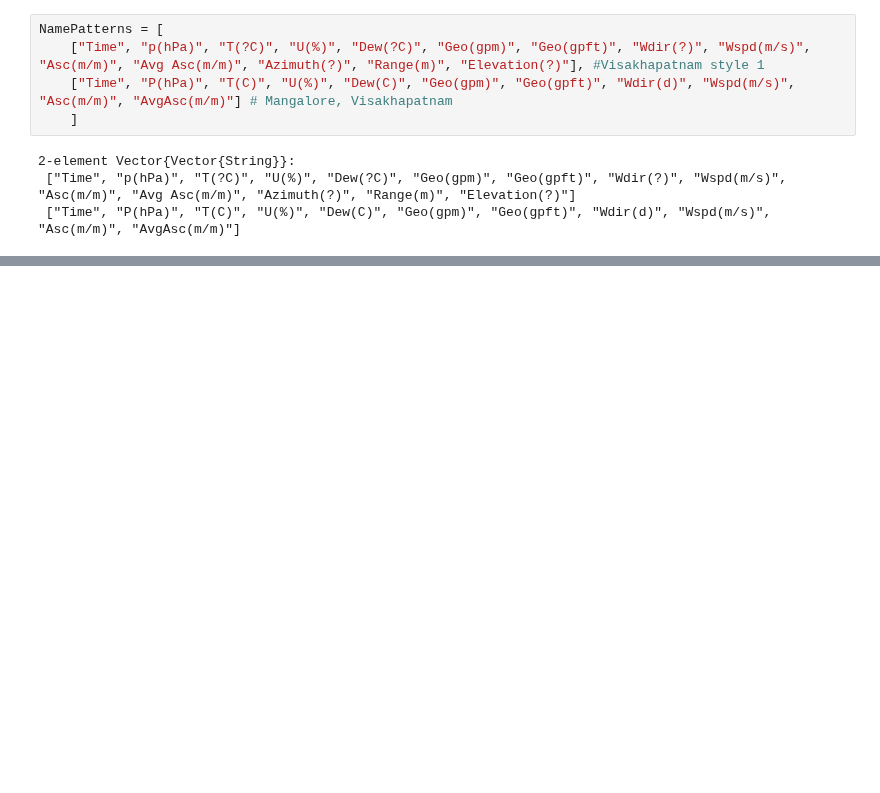
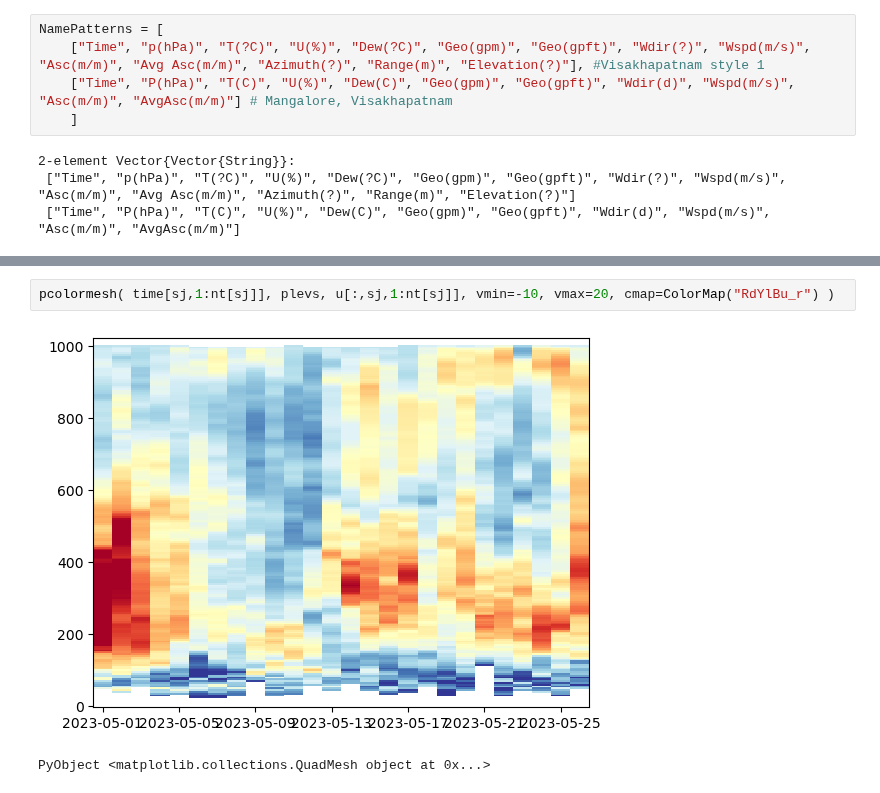
Before and after one commit to deszoeke/ASTRAL-soundings, a Jupyter notebook: src/read_imd_txt.ipynb, the cells around one changed output, grey strips where cells are left out. Drawn from its saved outputs; the diff is of its cells as text; blank space fills up the shorter version.

```diff
--- a/src/read_imd_txt.ipynb
+++ b/src/read_imd_txt.ipynb
@@ -380,2 +390,7 @@ collect(zip(CamelStations, nt))
+# %%
+pcolormesh( time[sj,1:nt[sj]], plevs, u[:,sj,1:nt[sj]], vmin=-10, vmax=20, cmap=ColorMap("RdYlBu_r") )
+# %% [output]
+[figure, added]
+PyObject <matplotlib.collections.QuadMesh object at 0x...>
 # %%
 # test time-pressure plot
```
Also changed, not shown: parts of 18 cells of this notebook, 10 other files.
